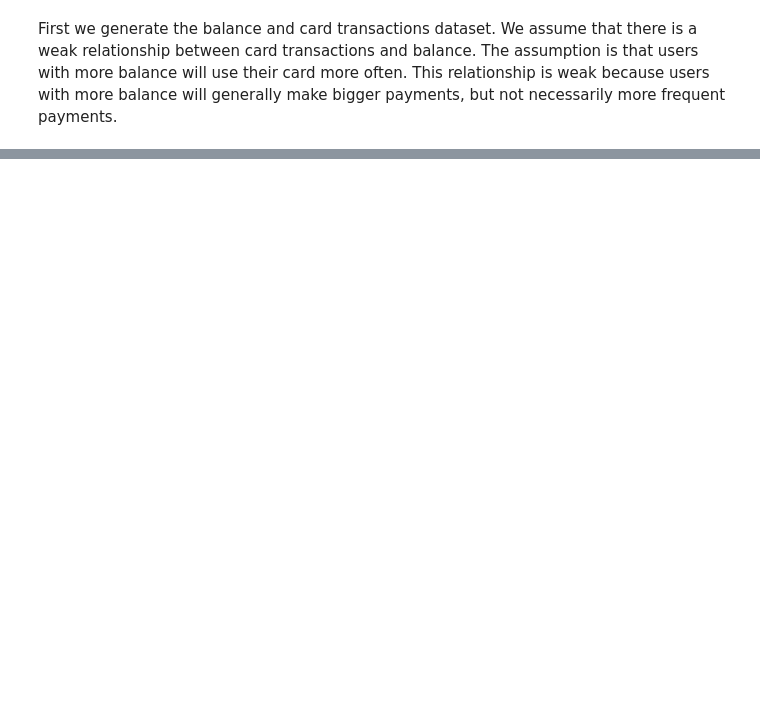
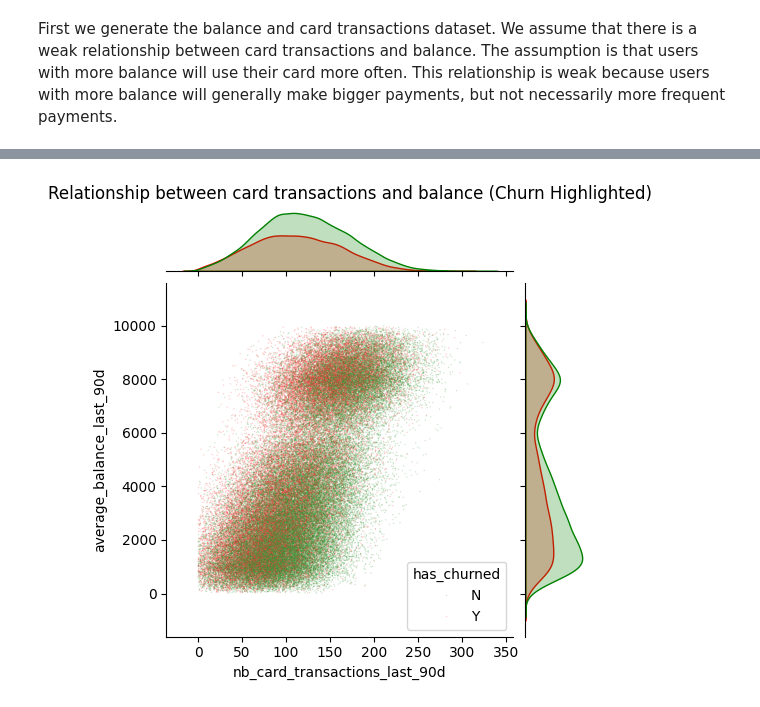
Before and after one commit to gabriellegall/analytics, a Jupyter notebook: data_generation.ipynb, the cells around one changed output, grey strips where cells are left out. Cells and saved outputs as stored; diff of their text form; code cells hidden in the pictures; blank space fills up the shorter version.

```diff
--- a/data_generation.ipynb
+++ b/data_generation.ipynb
@@ -49,0 +51,33 @@ plt.show()
+# %%
+# Define the churn probability
+def sigmoid(x):
+    return 1 / (1 + np.exp(-x))
+
+# Calculate churn probability
+df['churn_probability'] = sigmoid(
+    1 * np.random.normal(loc=0, scale=1, size=len(df))  # Random factor
+    + 1.5 * (df['average_balance_last_90d'] / 10000)    # Balance increases the likelihood to churn
+    - 2 * (df['nb_card_transactions_last_90d'] / 250)   # Card usage reduces the likelihood to churn
+)
+
+# Assign 'has_churned' based on churn probability
+df['has_churned'] = np.where(df['churn_probability'] > 0.5, 'Y', 'N')
+
+# Create scatter plot with hue for churn
+sns.jointplot(
+    x='nb_card_transactions_last_90d',
+    y='average_balance_last_90d',
+    data=df,
+    kind='scatter',
+    hue='has_churned',
+    palette={'Y': 'red', 'N': 'green'},
+    alpha=0.2,
+    marker='o',
+    height=5,
+    s=1
+)
+
+plt.suptitle('Relationship between card transactions and balance (Churn Highlighted)', y=1.02)
+plt.show()
+# %% [output]
+[figure, added]
```
Also changed, not shown: parts of 3 cells of this notebook, 1 other file.
